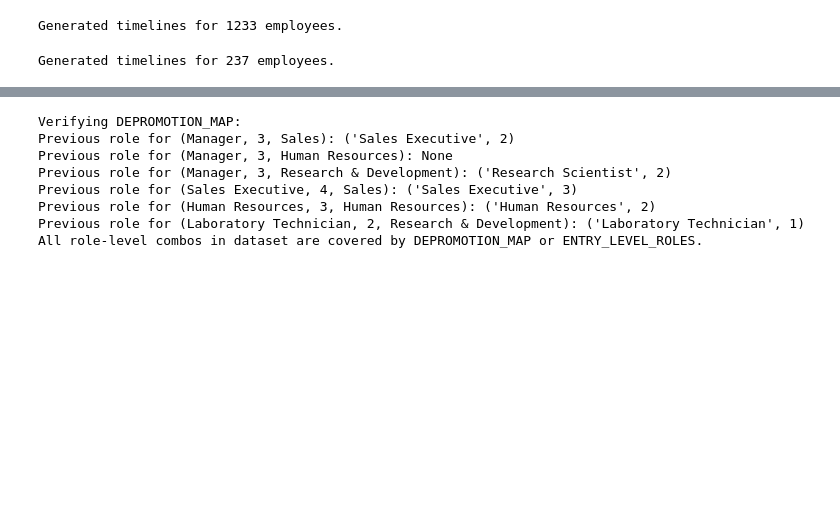
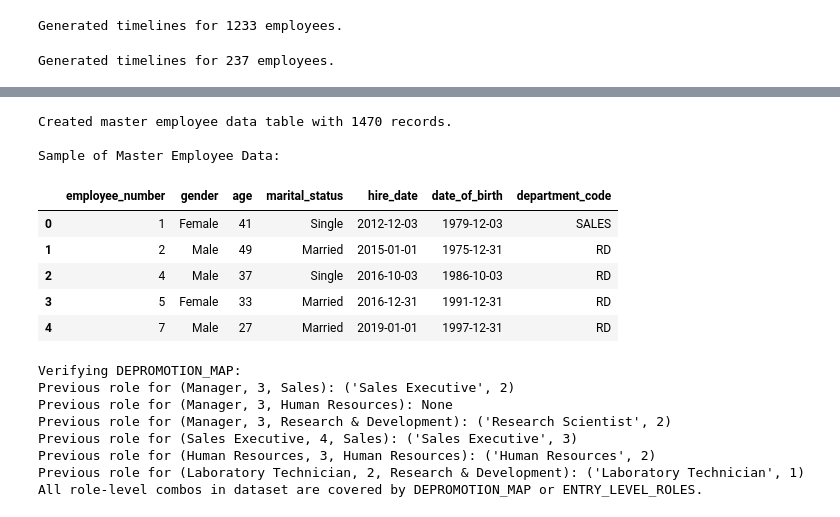
Before and after one commit to IhebBelhadj/synthetic-time-series-hr-data, a Jupyter notebook: data_gen_project.ipynb, the cells around one changed output, grey strips where cells are left out. Cells and saved outputs as stored; diff of their text form; code cells hidden in the pictures; blank space fills up the shorter version.

```diff
--- a/data_gen_project.ipynb
+++ b/data_gen_project.ipynb
@@ -280,3 +309,54 @@ First 5 rows of combined timelines:
+# %%
+def prepare_employee_master_data(
+    source_df: pd.DataFrame,
+    timelines_df: pd.DataFrame,
+    snapshot_date: date
+) -> pd.DataFrame:
+    """
+    Merges source data with timelines and calculates date of birth for each employee.
+    This creates a master data source for the generation process.
+    """
+    # --- MODIFICATION ---
+    # Use left_on and right_on to merge on the correct column names
+    master_df = pd.merge(source_df, timelines_df, left_on='employee_number', right_on='employee_id', how='left')
+
+    # Drop the redundant 'employee_id' column to avoid confusion
+    master_df.drop('employee_id', axis=1, inplace=True)
+
+    # Calculate Date of Birth based on their age at the snapshot/termination date
+    def calculate_dob(row):
+        end_date = row['termination_date'] if pd.notna(row['termination_date']) else snapshot_date
+        # Ensure age is a positive integer, default to 30 if invalid
+        age_at_snapshot = int(row['age']) if pd.notna(row['age']) and row['age'] > 0 else 30
+        return end_date - relativedelta(years=age_at_snapshot)
+
+    master_df['date_of_birth'] = master_df.apply(calculate_dob, axis=1)
+
+    # Calculate years worked before this company
+    master_df['initial_external_years'] = (master_df['total_working_years'] - master_df['years_at_company']).clip(lower=0)
+
+    # Add department code
+    master_df['department_code'] = master_df['department'].map(CONFIG['ERP_DEPARTMENT_CODES'])
+
+    print(f"Created master employee data table with {len(master_df)} records.")
+    return master_df
+
+# Create the master dataframe
+master_employee_df = prepare_employee_master_data(source_df, all_timelines, CONFIG['SNAPSHOT_DATE'])
+print("\nSample of Master Employee Data:")
+# --- MODIFICATION ---
+# Removed 'full_name' as it is not yet generated
+display(master_employee_df[['employee_number', 'gender', 'age', 'marital_status', 'hire_date', 'date_of_birth', 'department_code']].head())
+# %% [output]
+Created master employee data table with 1470 records.
+
+Sample of Master Employee Data:
+|  | employee_number | gender | age | marital_status | hire_date | date_of_birth | department_code |
+| 0 | 1 | Female | 41 | Single | 2012-12-03 | 1979-12-03 | SALES |
+| 1 | 2 | Male | 49 | Married | 2015-01-01 | 1975-12-31 | RD |
+| 2 | 4 | Male | 37 | Single | 2016-10-03 | 1986-10-03 | RD |
+| 3 | 5 | Female | 33 | Married | 2016-12-31 | 1991-12-31 | RD |
+| 4 | 7 | Male | 27 | Married | 2019-01-01 | 1997-12-31 | RD |
 # %%
 def calculate_salary_bands(df: pd.DataFrame) -> None:
     salary_bands = {}
```
Also changed, not shown: parts of 21 cells of this notebook.
